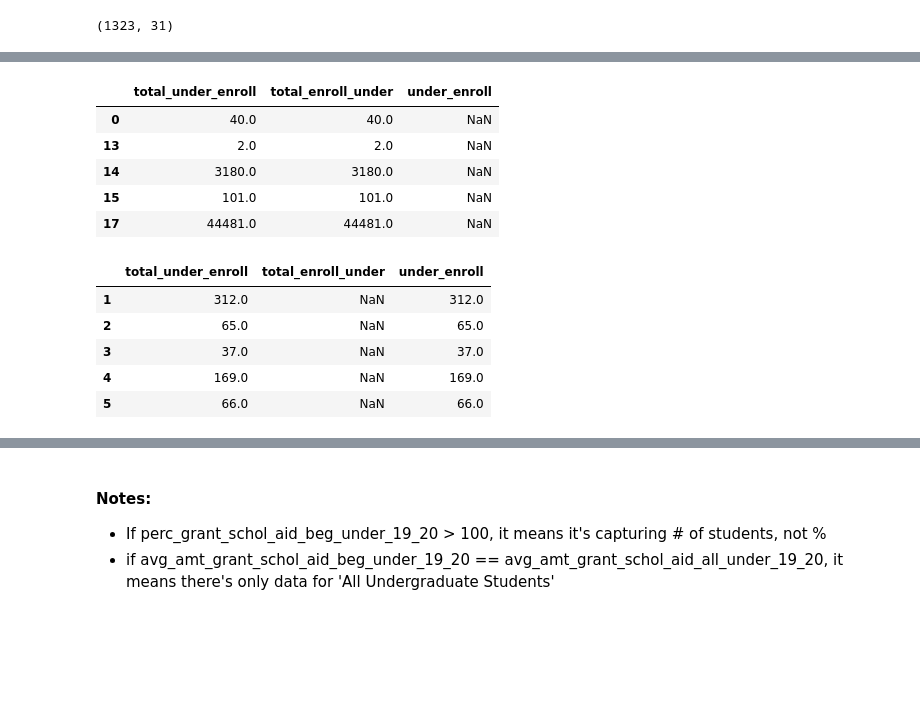
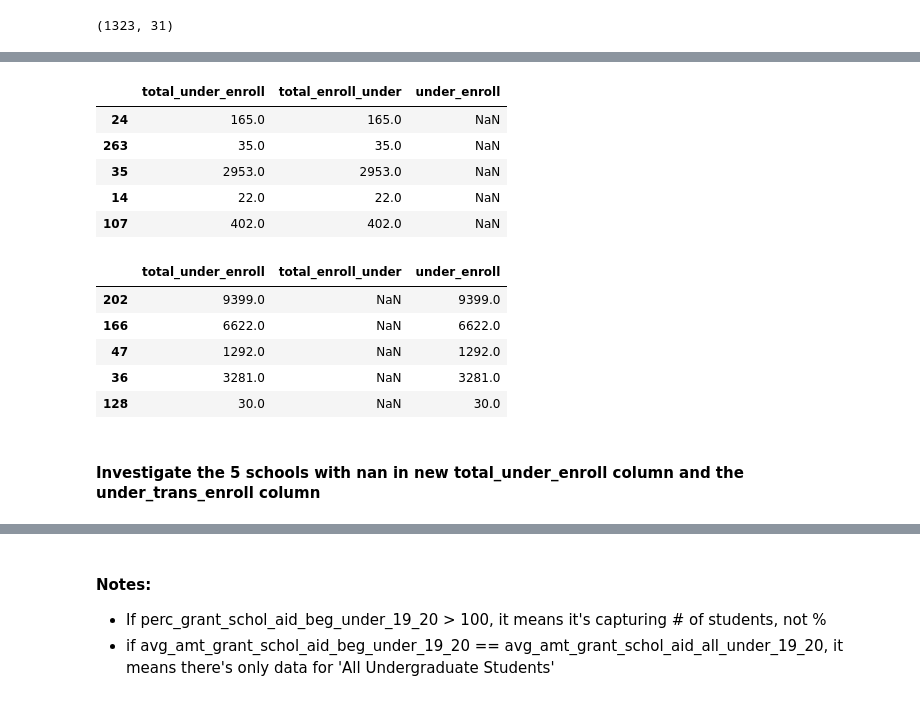
Before and after one commit to chloebs4590/Metis-NBM_Regression, a Jupyter notebook: eda_lr_project_code.ipynb, the cells around one changed output, grey strips where cells are left out. Saved outputs shown, nothing was run; the diff lists cells and outputs as text; code cells hidden in the pictures; blank space fills up the shorter version.

```diff
--- a/eda_lr_project_code.ipynb
+++ b/eda_lr_project_code.ipynb
@@ -223,22 +223,22 @@ schools_df['total_under_enroll'].fillna(schools_df.under_enroll, inplace=True)
 # %%
 # check that in new col, where total_enroll_under has a value, it was assigned to the new col
 total_enroll_under_not_nan = schools_df.loc[~schools_df.total_enroll_under.isna()]
-total_enroll_under_not_nan[['total_under_enroll', 'total_enroll_under', 'under_enroll']].head()
+total_enroll_under_not_nan[['total_under_enroll', 'total_enroll_under', 'under_enroll']].sample(5)
 # %% [output]
 |  | total_under_enroll | total_enroll_under | under_enroll |
-| 0 | 40.0 | 40.0 | NaN |
-| 13 | 2.0 | 2.0 | NaN |
-| 14 | 3180.0 | 3180.0 | NaN |
-| 15 | 101.0 | 101.0 | NaN |
-| 17 | 44481.0 | 44481.0 | NaN |
+| 24 | 165.0 | 165.0 | NaN |
+| 263 | 35.0 | 35.0 | NaN |
+| 35 | 2953.0 | 2953.0 | NaN |
+| 14 | 22.0 | 22.0 | NaN |
+| 107 | 402.0 | 402.0 | NaN |
 # %%
 # check that in new col, where under_enroll has a value, it was assigned to the new col
 under_enroll_not_nan = schools_df.loc[~schools_df.under_enroll.isna()]
-under_enroll_not_nan[['total_under_enroll', 'total_enroll_under', 'under_enroll']].head()
+under_enroll_not_nan[['total_under_enroll', 'total_enroll_under', 'under_enroll']].sample(5)
 # %% [output]
 |  | total_under_enroll | total_enroll_under | under_enroll |
-| 1 | 312.0 | NaN | 312.0 |
-| 2 | 65.0 | NaN | 65.0 |
-| 3 | 37.0 | NaN | 37.0 |
-| 4 | 169.0 | NaN | 169.0 |
-| 5 | 66.0 | NaN | 66.0 |
+| 202 | 9399.0 | NaN | 9399.0 |
+| 166 | 6622.0 | NaN | 6622.0 |
+| 47 | 1292.0 | NaN | 1292.0 |
+| 36 | 3281.0 | NaN | 3281.0 |
+| 128 | 30.0 | NaN | 30.0 |
@@ -244,0 +252,2 @@ under_enroll_not_nan[['total_under_enroll', 'total_enroll_under', 'under_enroll'
+# %% [markdown]
+#### Investigate the 5 schools with nan in new total_under_enroll column and the under_trans_enroll column
```
Also changed, not shown: parts of 83 cells of this notebook.
